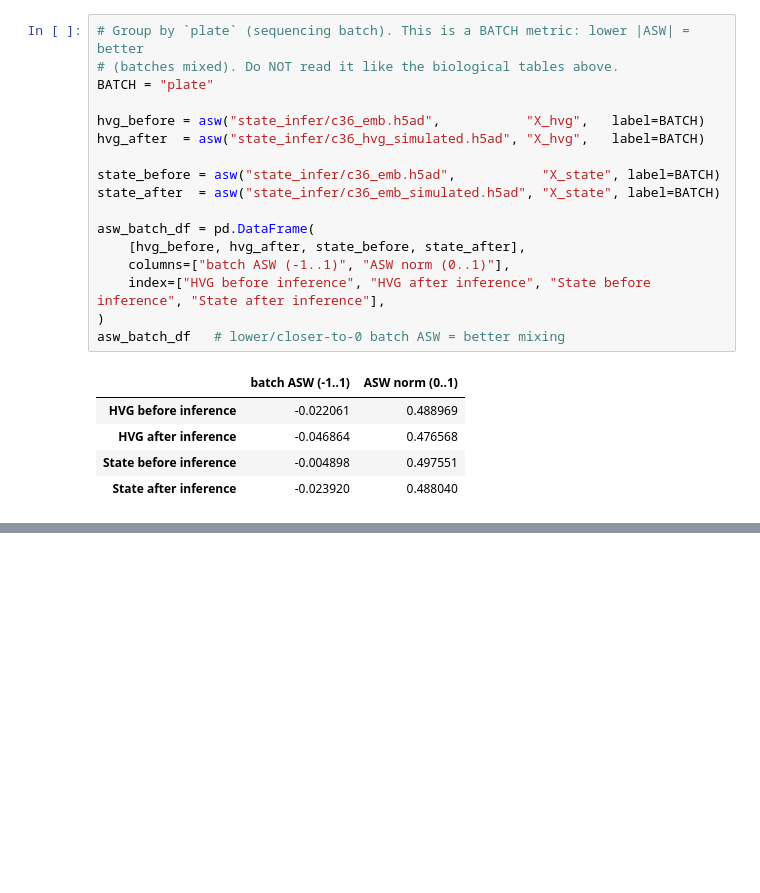
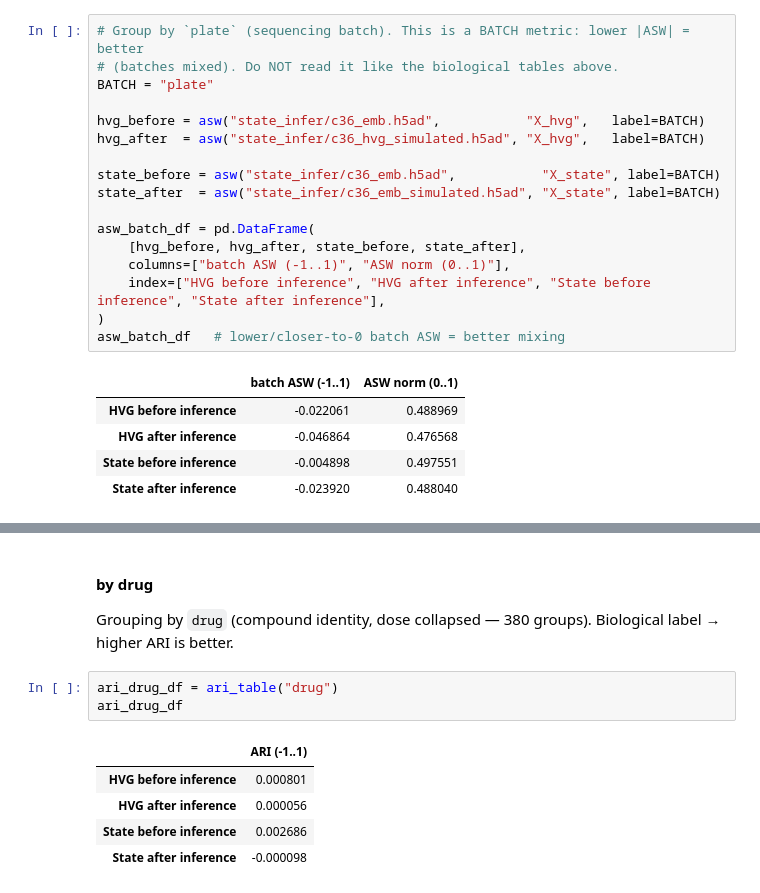
Before and after one commit to jeannieshe/relearn, a Jupyter notebook: notebooks/alaysia/state_embedding_analysis.ipynb, the cells around one changed output, grey strips where cells are left out. Cells and saved outputs as stored; diff of their text form; blank space fills up the shorter version.

```diff
--- a/notebooks/alaysia/state_embedding_analysis.ipynb
+++ b/notebooks/alaysia/state_embedding_analysis.ipynb
@@ -459,0 +542,12 @@ Between Leiden clusters and labels
+# %% [markdown]
+#### by drug
+Grouping by `drug` (compound identity, dose collapsed — 380 groups). Biological label → higher ARI is better.
+# %%
+ari_drug_df = ari_table("drug")
+ari_drug_df
+# %% [output]
+|  | ARI (-1..1) |
+| HVG before inference | 0.000801 |
+| HVG after inference | 0.000056 |
+| State before inference | 0.002686 |
+| State after inference | -0.000098 |
```
Also changed, not shown: parts of 7 cells of this notebook.
